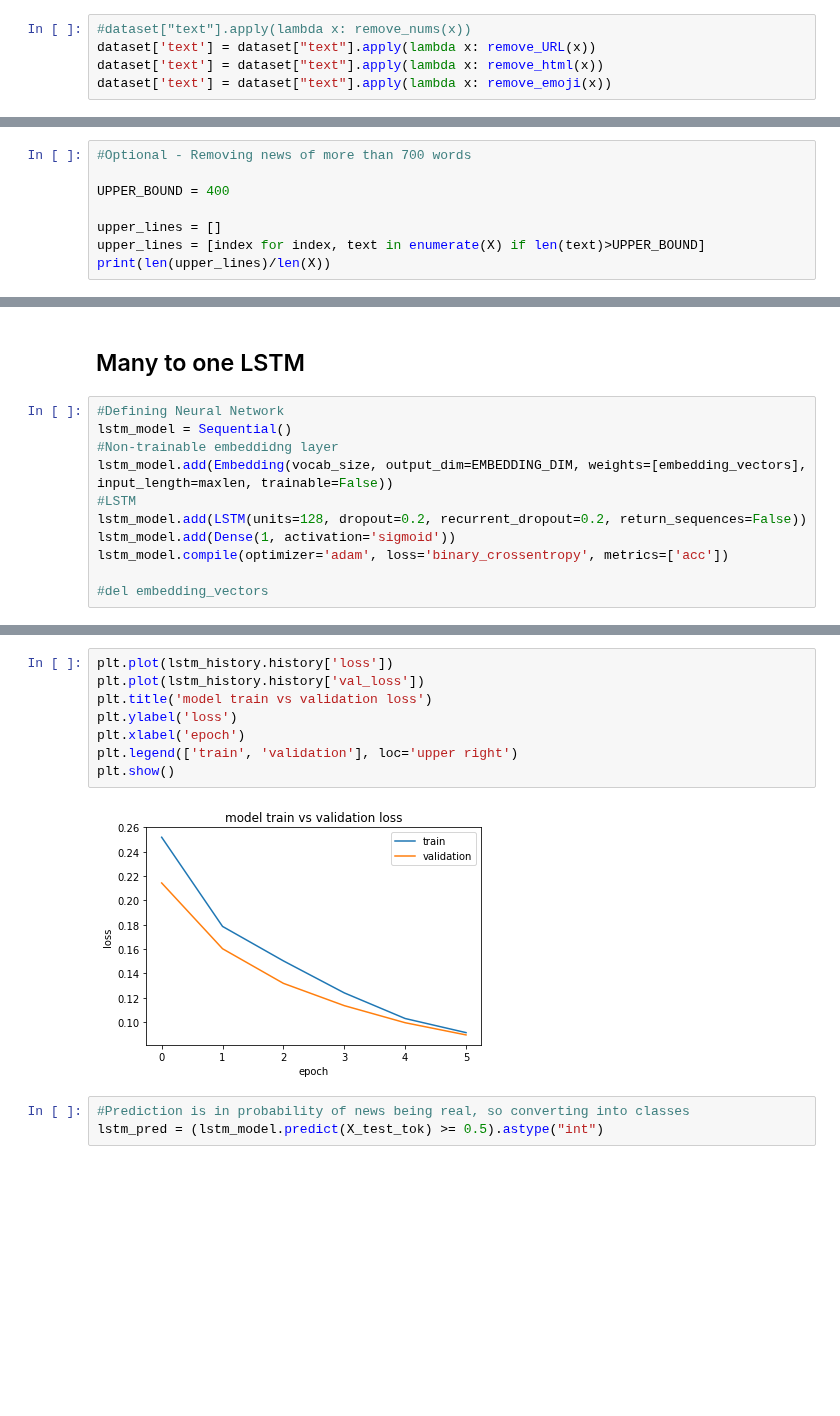
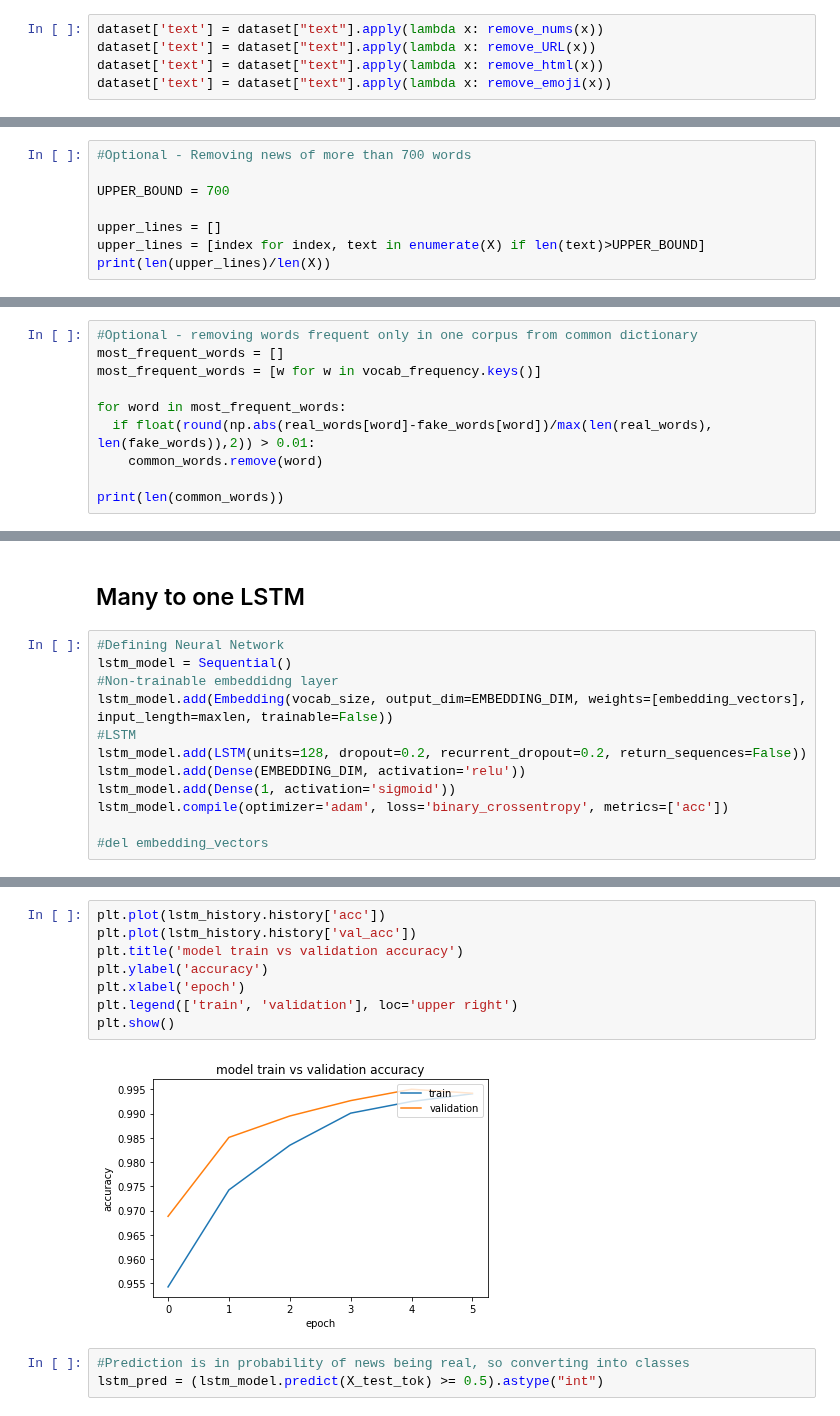
Before and after one commit to d-roland/Fake-news-detection, a Jupyter notebook: CS221_Fake_news_detection.ipynb, the cells around one changed output, grey strips where cells are left out. Cells and saved outputs as stored; diff of their text form; blank space fills up the shorter version.

```diff
--- a/CS221_Fake_news_detection.ipynb
+++ b/CS221_Fake_news_detection.ipynb
@@ -572,7 +568,7 @@ def remove_emoji(text):
                            "]+", flags=re.UNICODE)
     return emoji_pattern.sub(r'', text)
 # %%
-#dataset["text"].apply(lambda x: remove_nums(x))
+dataset['text'] = dataset["text"].apply(lambda x: remove_nums(x))
 dataset['text'] = dataset["text"].apply(lambda x: remove_URL(x))
 dataset['text'] = dataset["text"].apply(lambda x: remove_html(x))
 dataset['text'] = dataset["text"].apply(lambda x: remove_emoji(x))
@@ -676,7 +668,7 @@ print(len(X), len(y))
 # %%
 #Optional - Removing news of more than 700 words
 
-UPPER_BOUND = 400
+UPPER_BOUND = 700
 
 upper_lines = []
 upper_lines = [index for index, text in enumerate(X) if len(text)>UPPER_BOUND]
@@ -878,3 +851,13 @@ print(most_frequent)
+# %%
+#Optional - removing words frequent only in one corpus from common dictionary
+most_frequent_words = []
+most_frequent_words = [w for w in vocab_frequency.keys()]
+
+for word in most_frequent_words:
+  if float(round(np.abs(real_words[word]-fake_words[word])/max(len(real_words), len(fake_words)),2)) > 0.01:
+    common_words.remove(word)
+
+print(len(common_words))
 # %%
 X_real = [[word for word in news if word in common_words] for news in X_real]
 X_fake = [[word for word in news if word in common_words] for news in X_fake]
@@ -1326,6 +1247,7 @@ lstm_model = Sequential()
 lstm_model.add(Embedding(vocab_size, output_dim=EMBEDDING_DIM, weights=[embedding_vectors], input_length=maxlen, trainable=False))
 #LSTM
 lstm_model.add(LSTM(units=128, dropout=0.2, recurrent_dropout=0.2, return_sequences=False))
+lstm_model.add(Dense(EMBEDDING_DIM, activation='relu'))
 lstm_model.add(Dense(1, activation='sigmoid'))
 lstm_model.compile(optimizer='adam', loss='binary_crossentropy', metrics=['acc'])
 
@@ -1370,13 +1305,13 @@ Epoch 6/6
 # %%
-plt.plot(lstm_history.history['loss'])
-plt.plot(lstm_history.history['val_loss'])
-plt.title('model train vs validation loss')
-plt.ylabel('loss')
+plt.plot(lstm_history.history['acc'])
+plt.plot(lstm_history.history['val_acc'])
+plt.title('model train vs validation accuracy')
+plt.ylabel('accuracy')
 plt.xlabel('epoch')
 plt.legend(['train', 'validation'], loc='upper right')
 plt.show()
 # %% [output]
-[figure, old version]
+[figure, new version]
 # %%
 #Prediction is in probability of news being real, so converting into classes
 lstm_pred = (lstm_model.predict(X_test_tok) >= 0.5).astype("int")
```
Also changed, not shown: parts of 93 cells of this notebook.
